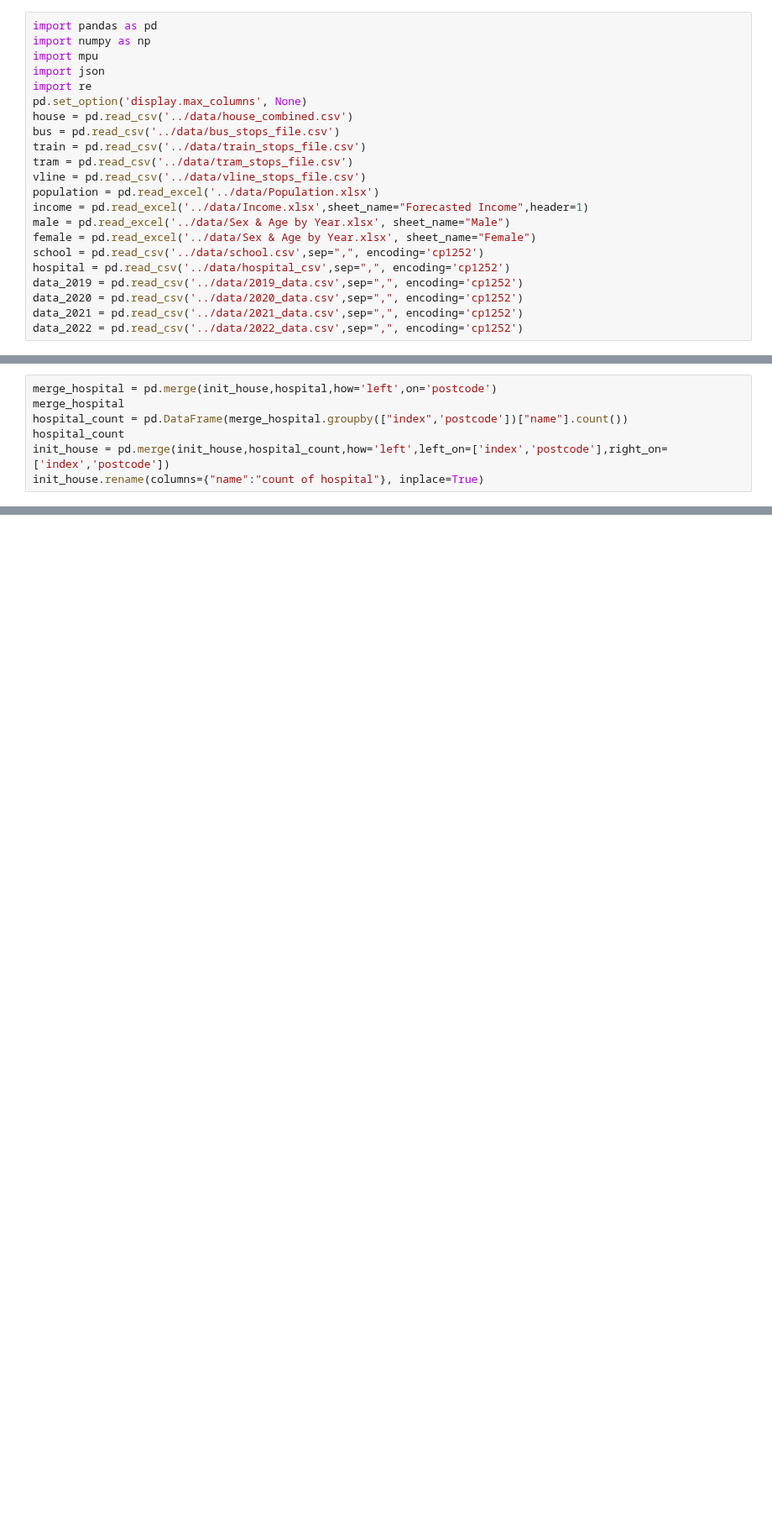
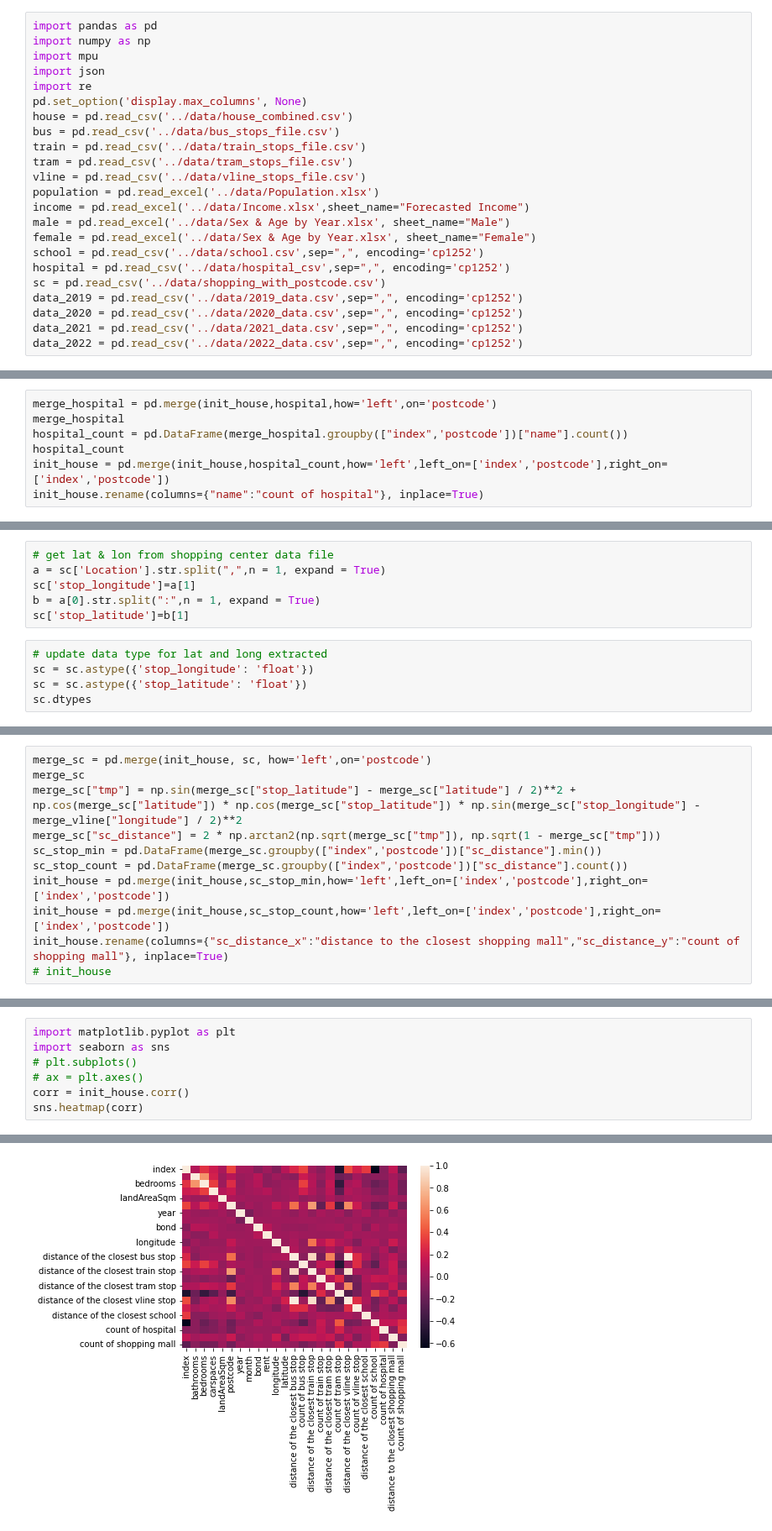
Before and after one commit to MAST30034-Applied-Data-Science/generic-real-estate-consulting-project-group-12, a Jupyter notebook: notebooks/merge.ipynb, the cells around one changed output, grey strips where cells are left out. Shown at 84% size. Drawn from its saved outputs; the diff is of its cells as text; blank space fills up the shorter version.

```diff
--- a/notebooks/merge.ipynb
+++ b/notebooks/merge.ipynb
@@ -11,11 +15,12 @@ train = pd.read_csv('../data/train_stops_file.csv')
 tram = pd.read_csv('../data/tram_stops_file.csv')
 vline = pd.read_csv('../data/vline_stops_file.csv')
 population = pd.read_excel('../data/Population.xlsx')
-income = pd.read_excel('../data/Income.xlsx',sheet_name="Forecasted Income",header=1)
+income = pd.read_excel('../data/Income.xlsx',sheet_name="Forecasted Income")
 male = pd.read_excel('../data/Sex & Age by Year.xlsx', sheet_name="Male")
 female = pd.read_excel('../data/Sex & Age by Year.xlsx', sheet_name="Female")
 school = pd.read_csv('../data/school.csv',sep=",", encoding='cp1252')
 hospital = pd.read_csv('../data/hospital_csv',sep=",", encoding='cp1252')
+sc = pd.read_csv('../data/shopping_with_postcode.csv')
 data_2019 = pd.read_csv('../data/2019_data.csv',sep=",", encoding='cp1252')
 data_2020 = pd.read_csv('../data/2020_data.csv',sep=",", encoding='cp1252')
 data_2021 = pd.read_csv('../data/2021_data.csv',sep=",", encoding='cp1252')
@@ -126,0 +153,11 @@ init_house.rename(columns={"name":"count of hospital"}, inplace=True)
+# %%
+# get lat & lon from shopping center data file
+a = sc['Location'].str.split(",",n = 1, expand = True)
+sc['stop_longitude']=a[1]
+b = a[0].str.split(":",n = 1, expand = True)
+sc['stop_latitude']=b[1]
+# %%
+# update data type for lat and long extracted
+sc = sc.astype({'stop_longitude': 'float'})
+sc = sc.astype({'stop_latitude': 'float'})
+sc.dtypes
@@ -126,0 +173,11 @@ init_house.rename(columns={"name":"count of hospital"}, inplace=True)
+# %%
+merge_sc = pd.merge(init_house, sc, how='left',on='postcode')
+merge_sc
+merge_sc["tmp"] = np.sin(merge_sc["stop_latitude"] - merge_sc["latitude"] / 2)**2 + np.cos(merge_sc["latitude"]) * np.cos(merge_sc["stop_latitude"]) * np.sin(merge_sc["stop_longitude"] - merge_vline["longitude"] / 2)**2
+merge_sc["sc_distance"] = 2 * np.arctan2(np.sqrt(merge_sc["tmp"]), np.sqrt(1 - merge_sc["tmp"]))
+sc_stop_min = pd.DataFrame(merge_sc.groupby(["index",'postcode'])["sc_distance"].min())
+sc_stop_count = pd.DataFrame(merge_sc.groupby(["index",'postcode'])["sc_distance"].count())
+init_house = pd.merge(init_house,sc_stop_min,how='left',left_on=['index','postcode'],right_on=['index','postcode'])
+init_house = pd.merge(init_house,sc_stop_count,how='left',left_on=['index','postcode'],right_on=['index','postcode'])
+init_house.rename(columns={"sc_distance_x":"distance to the closest shopping mall","sc_distance_y":"count of shopping mall"}, inplace=True)
+# init_house
@@ -126,0 +221,8 @@ init_house.rename(columns={"name":"count of hospital"}, inplace=True)
+# %%
+import matplotlib.pyplot as plt
+import seaborn as sns
+# plt.subplots()
+# ax = plt.axes()
+corr = init_house.corr()
+sns.heatmap(corr)
+# %% [output]
@@ -127 +230,2 @@ init_house.rename(columns={"name":"count of hospital"}, inplace=True)
+[figure, added]
 # %%
```
Also changed, not shown: parts of 29 cells of this notebook, 3 other files.
